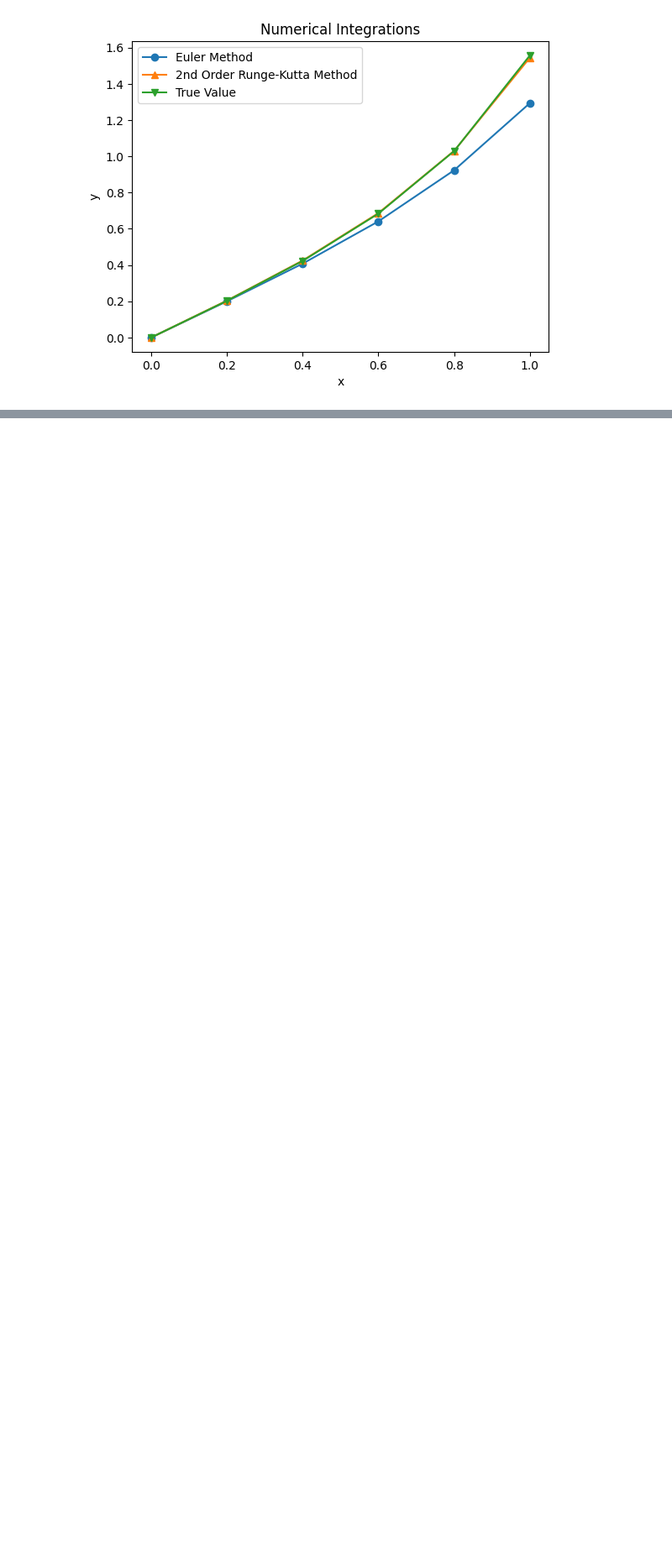
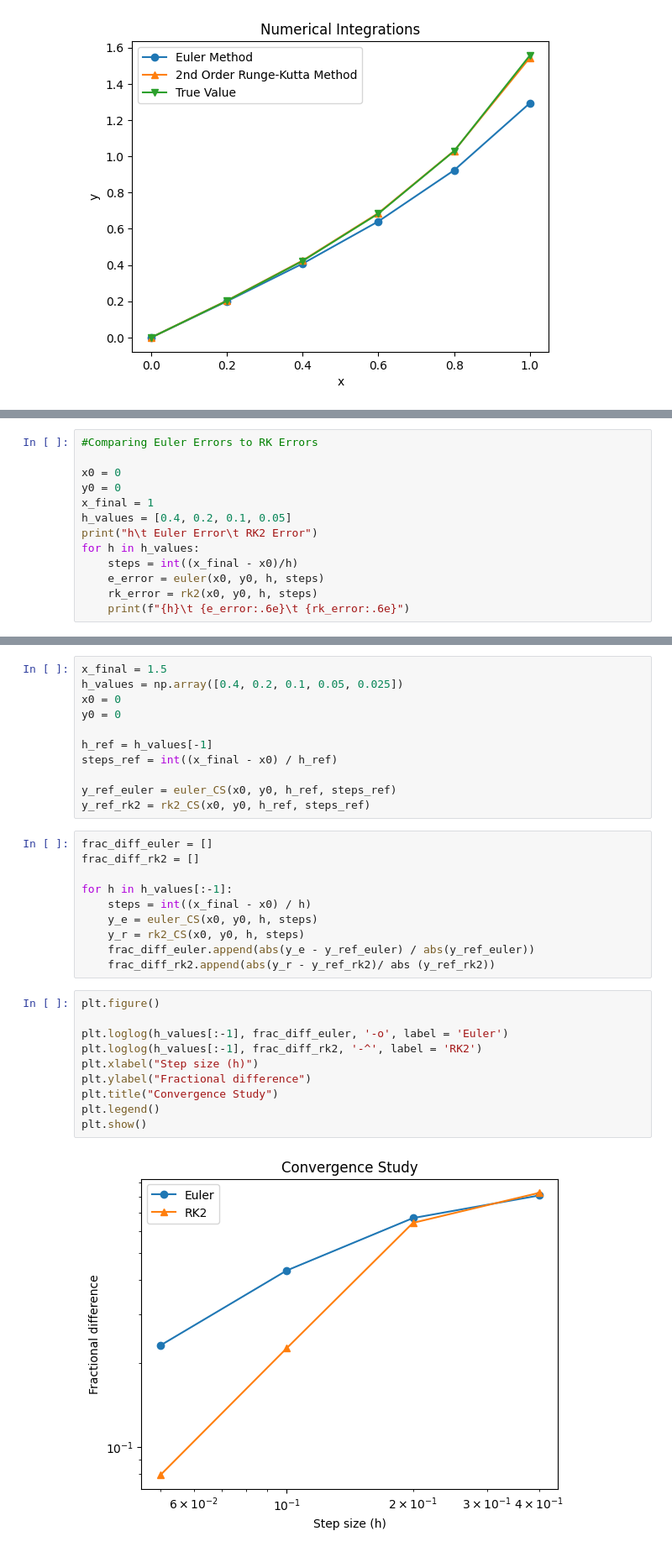
Before and after one commit to julia-brouwer1/Comp_HW_3, a Jupyter notebook: HW_3.ipynb, the cells around one changed output, grey strips where cells are left out. Shown at 84% size. Drawn from its saved outputs; the diff is of its cells as text; blank space fills up the shorter version.

Commit message:
convergence study coded

```diff
--- a/HW_3.ipynb
+++ b/HW_3.ipynb
@@ -158,0 +95,13 @@ xi       yi              true            error
+# %%
+#Comparing Euler Errors to RK Errors
+
+x0 = 0
+y0 = 0
+x_final = 1
+h_values = [0.4, 0.2, 0.1, 0.05]
+print("h\t Euler Error\t RK2 Error")
+for h in h_values:
+    steps = int((x_final - x0)/h)
+    e_error = euler(x0, y0, h, steps)
+    rk_error = rk2(x0, y0, h, steps)
+    print(f"{h}\t {e_error:.6e}\t {rk_error:.6e}")
@@ -158,0 +135,33 @@ xi       yi              true            error
+# %%
+x_final = 1.5
+h_values = np.array([0.4, 0.2, 0.1, 0.05, 0.025])
+x0 = 0
+y0 = 0
+
+h_ref = h_values[-1]
+steps_ref = int((x_final - x0) / h_ref)
+
+y_ref_euler = euler_CS(x0, y0, h_ref, steps_ref)
+y_ref_rk2 = rk2_CS(x0, y0, h_ref, steps_ref)
+# %%
+frac_diff_euler = []
+frac_diff_rk2 = []
+
+for h in h_values[:-1]:
+    steps = int((x_final - x0) / h)
+    y_e = euler_CS(x0, y0, h, steps)
+    y_r = rk2_CS(x0, y0, h, steps)
+    frac_diff_euler.append(abs(y_e - y_ref_euler) / abs(y_ref_euler))
+    frac_diff_rk2.append(abs(y_r - y_ref_rk2)/ abs (y_ref_rk2))
+# %%
+plt.figure()
+
+plt.loglog(h_values[:-1], frac_diff_euler, '-o', label = 'Euler')
+plt.loglog(h_values[:-1], frac_diff_rk2, '-^', label = 'RK2')
+plt.xlabel("Step size (h)")
+plt.ylabel("Fractional difference")
+plt.title("Convergence Study")
+plt.legend()
+plt.show()
+# %% [output]
+[figure, added]
```
Also changed, not shown: parts of 11 cells of this notebook.
